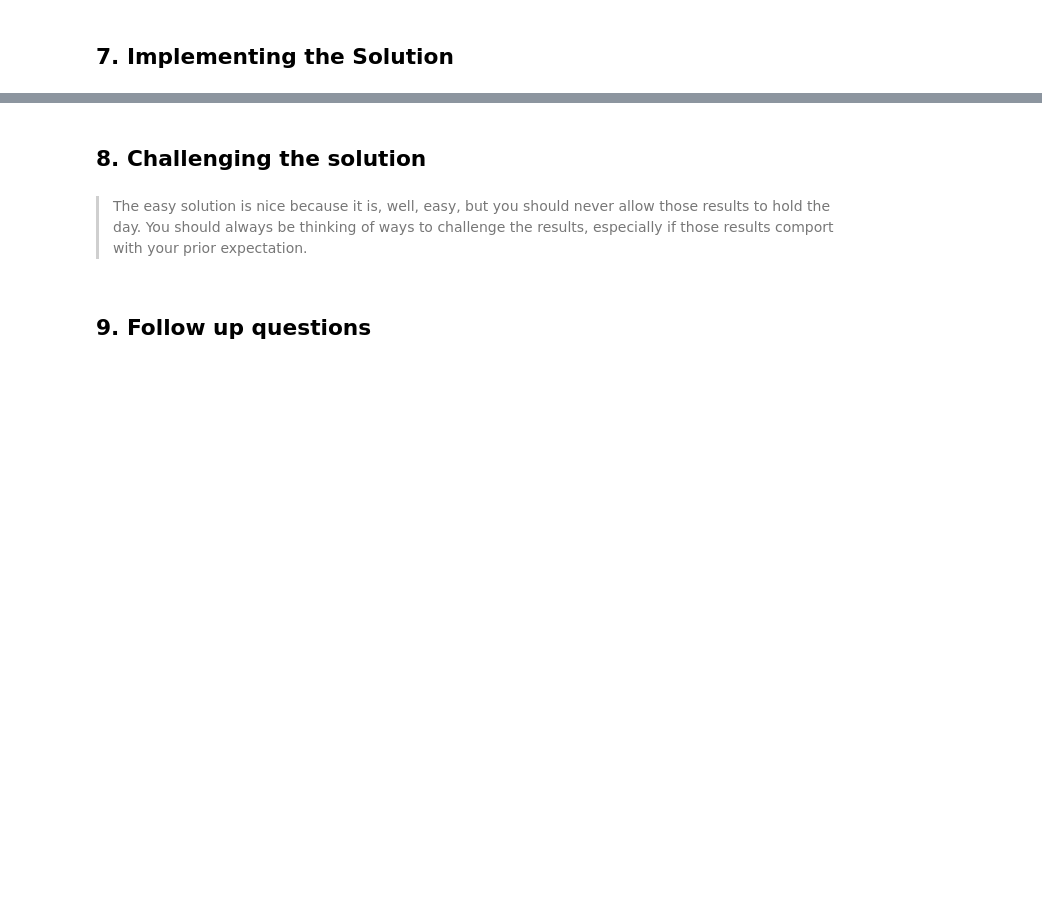
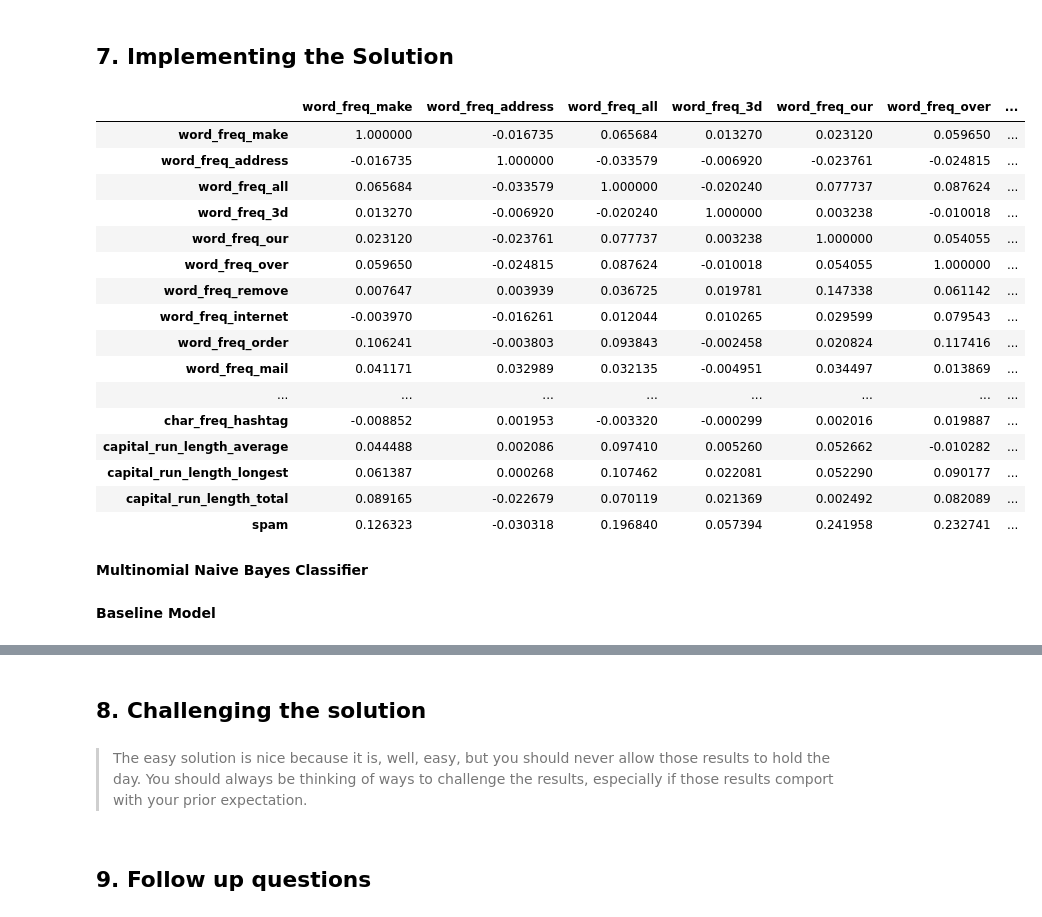
Before and after one commit to maronga/Week-9-IP, a Jupyter notebook: Spam Detection Analysis/"Moringa_Data_Science_Core_W9_Independent_Python_Project_2022_02_25_John_Maronga_Python_Notebook_Dataset_2_Naive_Bayes_Classifier".ipynb, the cells around one changed output, grey strips where cells are left out. Drawn from its saved outputs; the diff is of its cells as text; code cells hidden in the pictures; blank space fills up the shorter version.

```diff
--- a/Spam Detection Analysis/"Moringa_Data_Science_Core_W9_Independent_Python_Project_2022_02_25_John_Maronga_Python_Notebook_Dataset_2_Naive_Bayes_Classifier".ipynb
+++ b/Spam Detection Analysis/"Moringa_Data_Science_Core_W9_Independent_Python_Project_2022_02_25_John_Maronga_Python_Notebook_Dataset_2_Naive_Bayes_Classifier".ipynb
@@ -127,0 +233,25 @@ An example would be suppose that you're working with a dataset on the population
+# %%
+# Correlation between the columns
+df.corr()
+# %% [output]
+|  | word_freq_make | word_freq_address | word_freq_all | word_freq_3d | word_freq_our | word_freq_over | ... |
+| word_freq_make | 1.000000 | -0.016735 | 0.065684 | 0.013270 | 0.023120 | 0.059650 | ... |
+| word_freq_address | -0.016735 | 1.000000 | -0.033579 | -0.006920 | -0.023761 | -0.024815 | ... |
+| word_freq_all | 0.065684 | -0.033579 | 1.000000 | -0.020240 | 0.077737 | 0.087624 | ... |
+| word_freq_3d | 0.013270 | -0.006920 | -0.020240 | 1.000000 | 0.003238 | -0.010018 | ... |
+| word_freq_our | 0.023120 | -0.023761 | 0.077737 | 0.003238 | 1.000000 | 0.054055 | ... |
+| word_freq_over | 0.059650 | -0.024815 | 0.087624 | -0.010018 | 0.054055 | 1.000000 | ... |
+| word_freq_remove | 0.007647 | 0.003939 | 0.036725 | 0.019781 | 0.147338 | 0.061142 | ... |
+| word_freq_internet | -0.003970 | -0.016261 | 0.012044 | 0.010265 | 0.029599 | 0.079543 | ... |
+| word_freq_order | 0.106241 | -0.003803 | 0.093843 | -0.002458 | 0.020824 | 0.117416 | ... |
+| word_freq_mail | 0.041171 | 0.032989 | 0.032135 | -0.004951 | 0.034497 | 0.013869 | ... |
+| ... | ... | ... | ... | ... | ... | ... | ... |
+| char_freq_hashtag | -0.008852 | 0.001953 | -0.003320 | -0.000299 | 0.002016 | 0.019887 | ... |
+| capital_run_length_average | 0.044488 | 0.002086 | 0.097410 | 0.005260 | 0.052662 | -0.010282 | ... |
+| capital_run_length_longest | 0.061387 | 0.000268 | 0.107462 | 0.022081 | 0.052290 | 0.090177 | ... |
+| capital_run_length_total | 0.089165 | -0.022679 | 0.070119 | 0.021369 | 0.002492 | 0.082089 | ... |
+| spam | 0.126323 | -0.030318 | 0.196840 | 0.057394 | 0.241958 | 0.232741 | ... |
+# %% [markdown]
+**Multinomial Naive Bayes Classifier**
+# %% [markdown]
+**Baseline Model**
```
Also changed, not shown: parts of 42 cells of this notebook.
